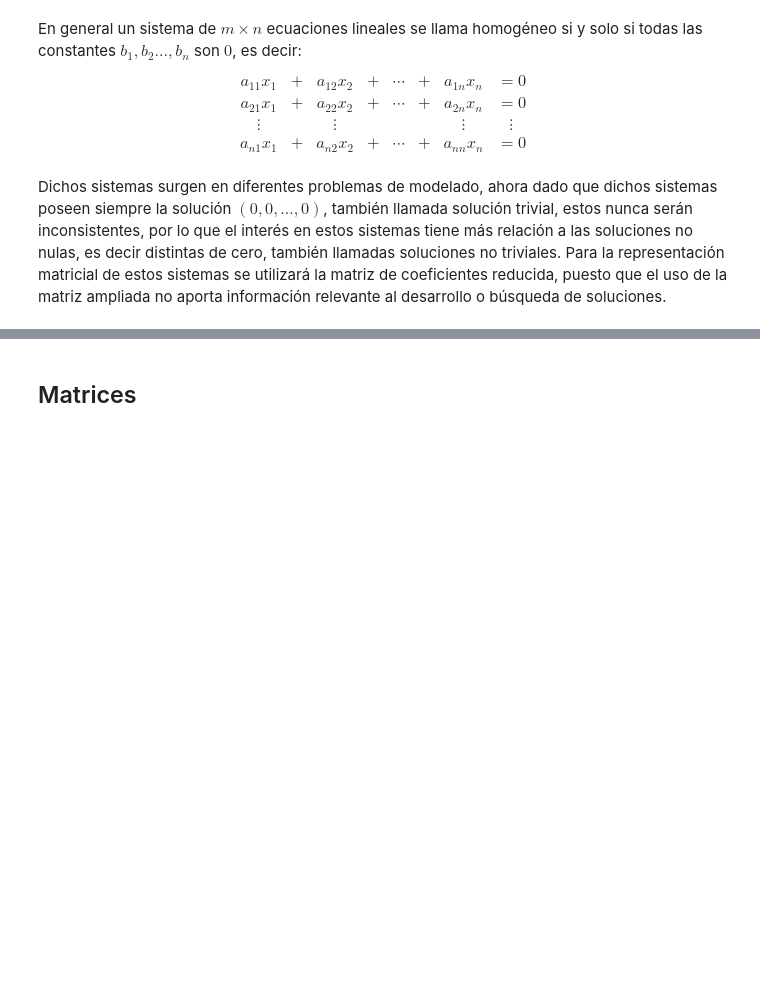
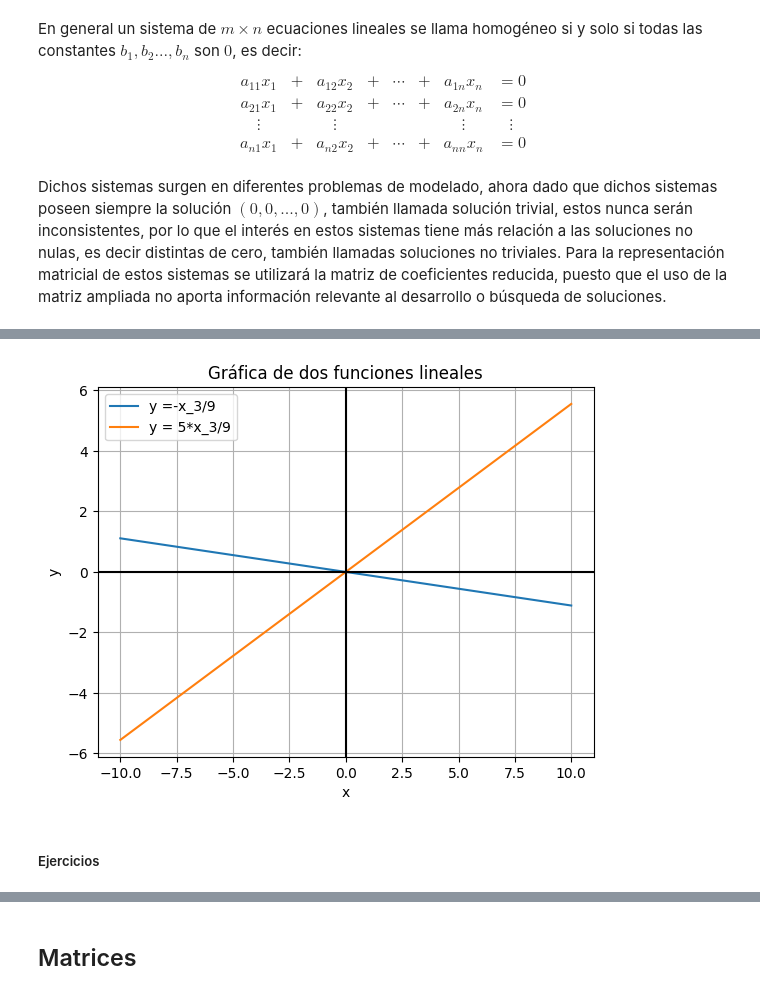
Before and after one commit to pansito/Linear-algebra-python-sage, a Jupyter notebook: Linear_algebra_with_python_and_SAGE.ipynb, the cells around one changed output, grey strips where cells are left out. Drawn from its saved outputs; the diff is of its cells as text; code cells hidden in the pictures; blank space fills up the shorter version.

```diff
--- a/Linear_algebra_with_python_and_SAGE.ipynb
+++ b/Linear_algebra_with_python_and_SAGE.ipynb
@@ -1565,0 +1839,37 @@ Dado que la última fila es 0 se obtiene un sistema con infinitas soluciones de
+# %%
+import matplotlib.pyplot as plt #Usaremos el paquete matplotlit para graficar
+import numpy as np #sera utilizado para definir los puntos a evaluar en las funciones y crear las graficas
+
+# Define el rango de valores de x
+x_values = np.linspace(-10, 10, 100)
+
+# Define la primera función lineal y = mx + b
+m1 = -1/9  # pendiente obtenida de la el resultado entregado por solve
+#no agregamos el valor de b, pues en ambos casos en 0
+y1_values = m1 * x_values
+
+# Define la segunda función lineal y = mx + b
+m2 = 5/9  # pendiente de la segunda línea
+y2_values = m2 * x_values
+
+# Grafica la primera función lineal
+plt.plot(x_values, y1_values, label=f'y ={solucion[x1]}')
+
+# Grafica la segunda función lineal
+plt.plot(x_values, y2_values, label=f'y = {solucion[x2]}')
+
+# Agrega etiquetas y una leyenda
+plt.xlabel('x')
+plt.ylabel('y')
+plt.title('Gráfica de dos funciones lineales')
+plt.legend()
+
+# Muestra el gráfico
+plt.grid(True)
+plt.axhline(y=0, color='k')
+plt.axvline(x=0, color='k')
+plt.show()
+# %% [output]
+[figure, added]
+# %% [markdown]
+##### Ejercicios
```
Also changed, not shown: parts of 52 cells of this notebook.
